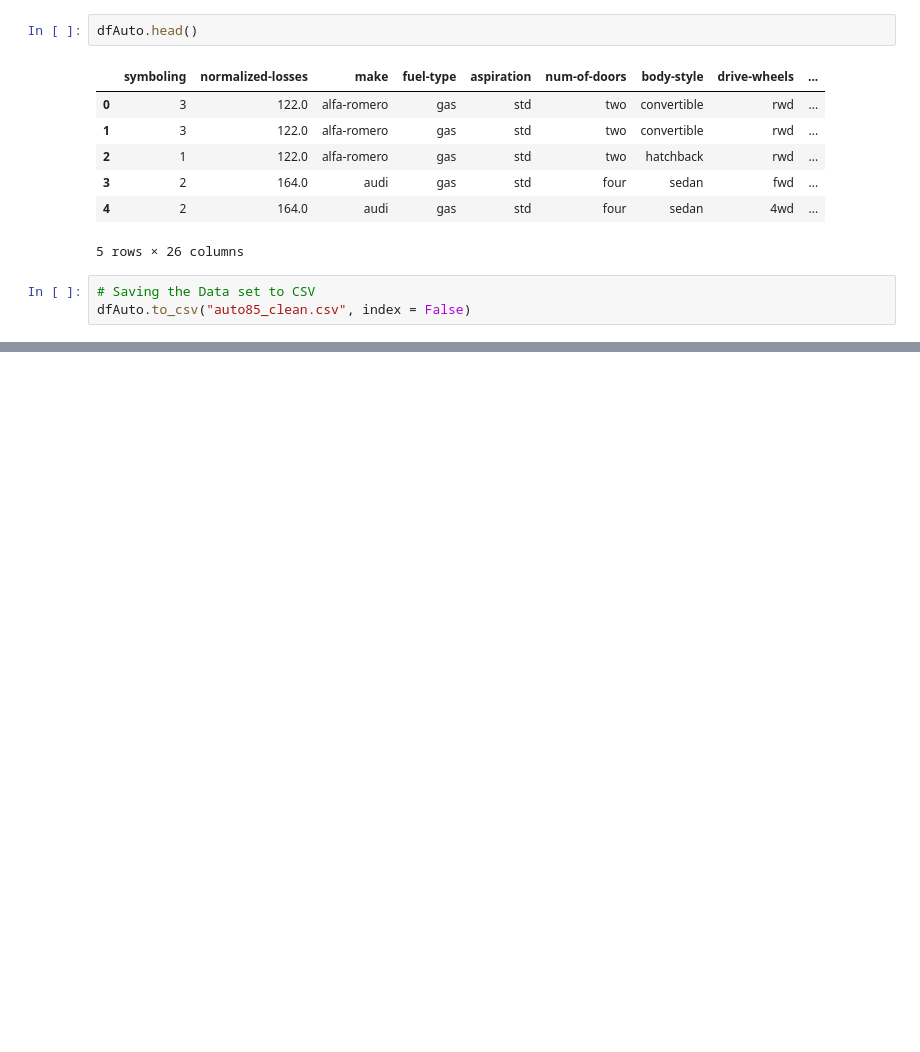
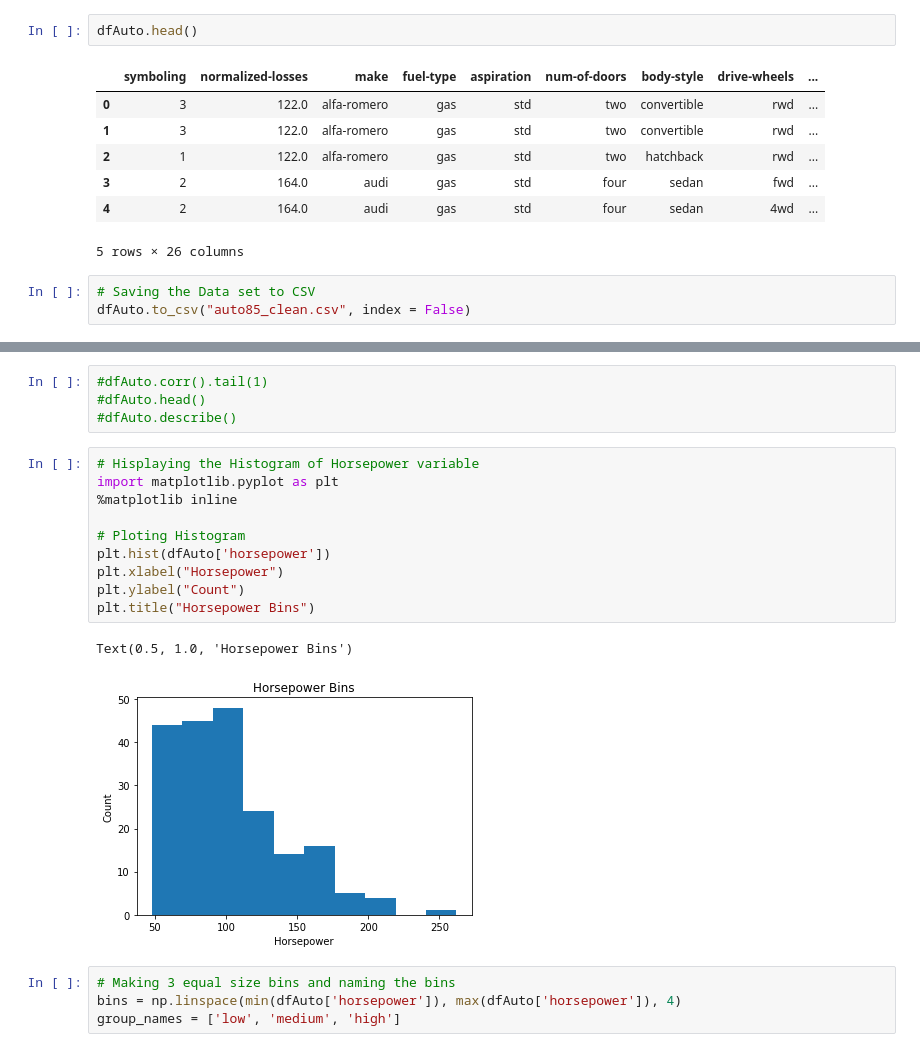
Before and after one commit to arorapankaj/cs_py_automobile_85, a Jupyter notebook: data_cleaning.ipynb, the cells around one changed output, grey strips where cells are left out. Cells and saved outputs as stored; diff of their text form; blank space fills up the shorter version.

```diff
--- a/data_exploratory_analysis.ipynb
+++ b/data_cleaning.ipynb
@@ -258,0 +265,21 @@ dfAuto.to_csv("auto85_clean.csv", index = False)
+# %%
+#dfAuto.corr().tail(1)
+#dfAuto.head()
+#dfAuto.describe()
+# %%
+# Hisplaying the Histogram of Horsepower variable
+import matplotlib.pyplot as plt
+%matplotlib inline
+
+# Ploting Histogram
+plt.hist(dfAuto['horsepower'])
+plt.xlabel("Horsepower")
+plt.ylabel("Count")
+plt.title("Horsepower Bins")
+# %% [output]
+Text(0.5, 1.0, 'Horsepower Bins')
+[figure, added]
+# %%
+# Making 3 equal size bins and naming the bins
+bins = np.linspace(min(dfAuto['horsepower']), max(dfAuto['horsepower']), 4)
+group_names = ['low', 'medium', 'high']
```
Also changed, not shown: parts of 12 cells of this notebook, 1 other file.
